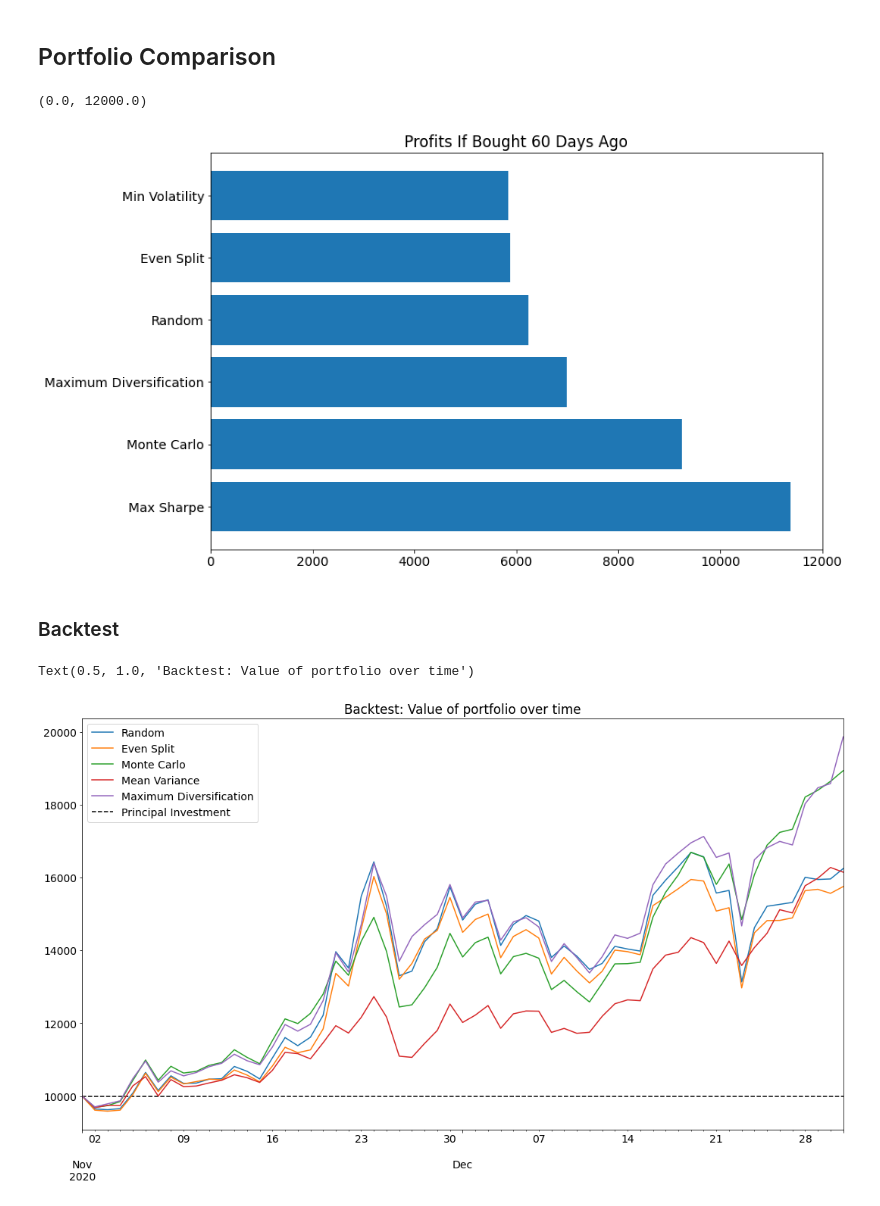
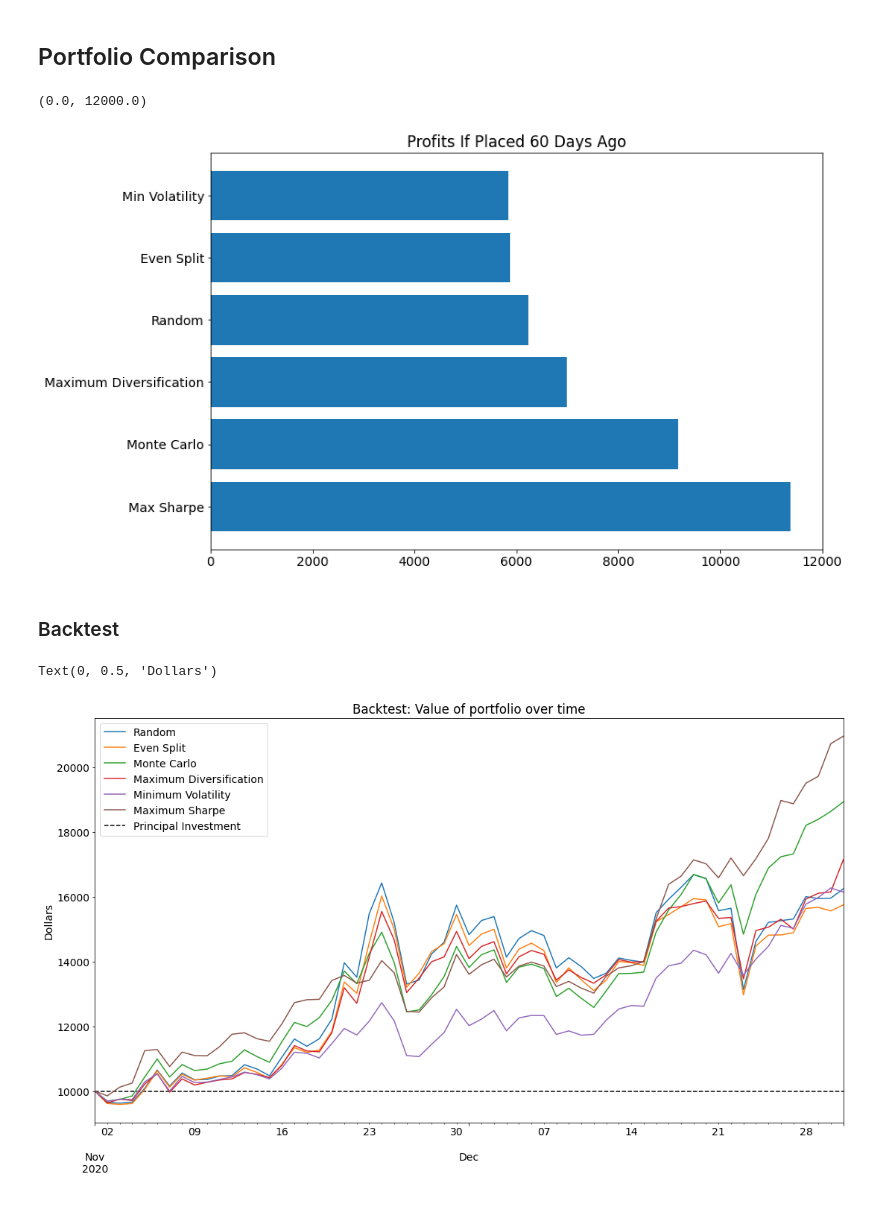
Before and after one commit to Dkashkett/crypto_portfolio_optimization, a Jupyter notebook: portfolio.ipynb, the cells around one changed output. Cells and saved outputs as stored; diff of their text form; code cells hidden in the pictures.

Commit message:
fixed backtest plot

```diff
--- a/portfolio.ipynb
+++ b/portfolio.ipynb
@@ -143,5 +143,27 @@ plt.legend()
 # %% [markdown]
 ### Efficient Frontier
+# %%
+def get_ret_vol_sr(weights):
+    # Mean Log Return
+    mean_log_ret = log_ret.mean()
+    # Covariance Matrix
+    sigma = log_ret.cov()
+
+    weights = np.array(weights)
+    ret = np.sum(mean_log_ret * weights) * 356
+    vol = np.sqrt(np.dot(weights.T, np.dot(sigma*356, weights)))
+    sr = ret/vol
+
+    return np.array([ret,vol,sr])
+
+def check_sum(weights):
+    # returns 0 if sum of the weights is 1
+    return np.sum(weights) - 1
+
+n_currencies = prices.shape[1]
+constraints = ({'type':'eq','fun':check_sum})
+bounds = tuple([(0,1) for i in range(n_currencies)])
+x0 = [1/n_currencies for i in range(n_currencies)]
 # %%
 def minimize_volatility(weights):
     return get_ret_vol_sr(weights)[1]
@@ -388,35 +389,37 @@ portfolios.Profit = [round(i,2)-principal for i in portfolios.Profit]
 # %%
 plt.figure(figsize=(12,8))
 plt.barh(portfolios['Portfolio Type'],portfolios['Profit'])
-plt.title('Profits If Bought 60 Days Ago')
+plt.title('Profits If Placed 60 Days Ago')
 plt.xlim(0,12000)
 # %% [output]
 (0.0, 12000.0)
-[figure, old version]
+[figure, new version]
 # %% [markdown]
 ### Backtest
 # %%
-portfolio_list = [evenfolio, randomfolio, mc_folio, maxdiv_folio, meanvar_folio]
+portfolio_list = [evenfolio, randomfolio, montecarlo_folio, maxdiv_folio, maxsharpe_folio, minvol_folio]
 
 def backtest(portfolio_list,start,end):
     date_range = [start + datetime.timedelta(days=x) for x in range(0, (end-start).days)]
-    montecarlo = [sum(mc_folio*prices.loc[i]) for i in date_range]
-    meanvar = [sum(meanvar_folio*prices.loc[i]) for i in date_range]
+    montecarlo = [sum(montecarlo_folio*prices.loc[i]) for i in date_range]
+    minvol = [sum(minvol_folio*prices.loc[i]) for i in date_range]
     maxdiv = [sum(maxdiv_folio*prices.loc[i]) for i in date_range]
     even = [sum(evenfolio*prices.loc[i]) for i in date_range]
     random = [sum(randomfolio*prices.loc[i]) for i in date_range]
+    ms = [sum(maxsharpe_folio*prices.loc[i]) for i in date_range]
     data = pd.DataFrame({'Random':random, 'Even Split':even, 'Monte Carlo':montecarlo, 'Maximum Diversification':maxdiv,
-    'Mean Variance':meanvar}, index=date_range)
+    'Minimum Volatility':minvol, 'Maximum Sharpe':ms}, index=date_range)
     port_val_over_time = pd.DataFrame(index=date_range, columns=['Random','Even Split','Monte Carlo',
-                                            'Mean Variance', 'Maximum Diversification'], data=data)
+                                             'Maximum Diversification', 'Minimum Volatility', 'Maximum Sharpe'], data=data)
     return port_val_over_time
 # %%
 port_val_over_time = backtest(portfolio_list, start, end)
 # %%
 port_val_over_time.plot(figsize=(18,10))
 plt.hlines(y=10000, xmin=start, xmax=end, linestyles='--', label='Principal Investment')
 plt.legend()
 plt.title('Backtest: Value of portfolio over time')
+plt.ylabel('Dollars')
 # %% [output]
-Text(0.5, 1.0, 'Backtest: Value of portfolio over time')
+Text(0, 0.5, 'Dollars')
-[figure, old version]
+[figure, new version]
```
Also changed, not shown: parts of 8 cells of this notebook, 4 other files.
